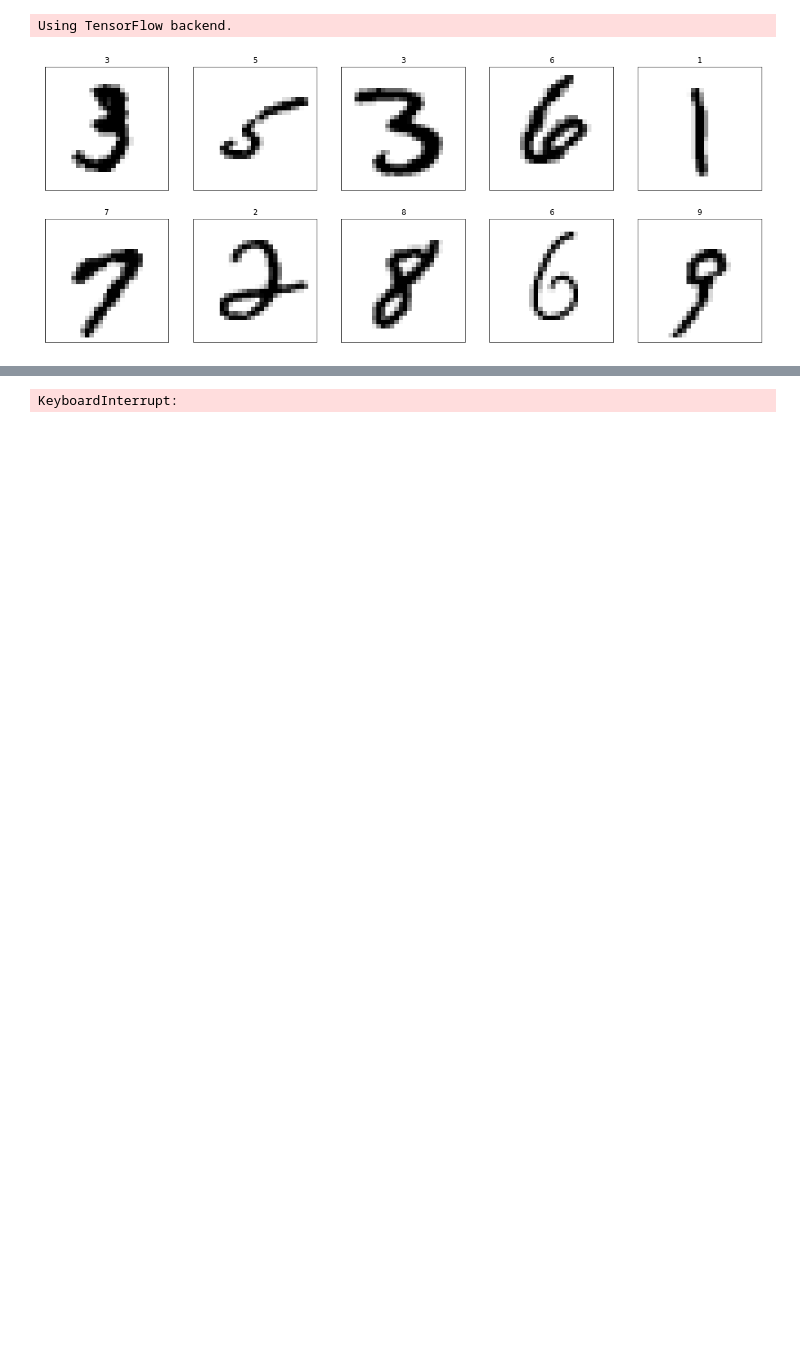
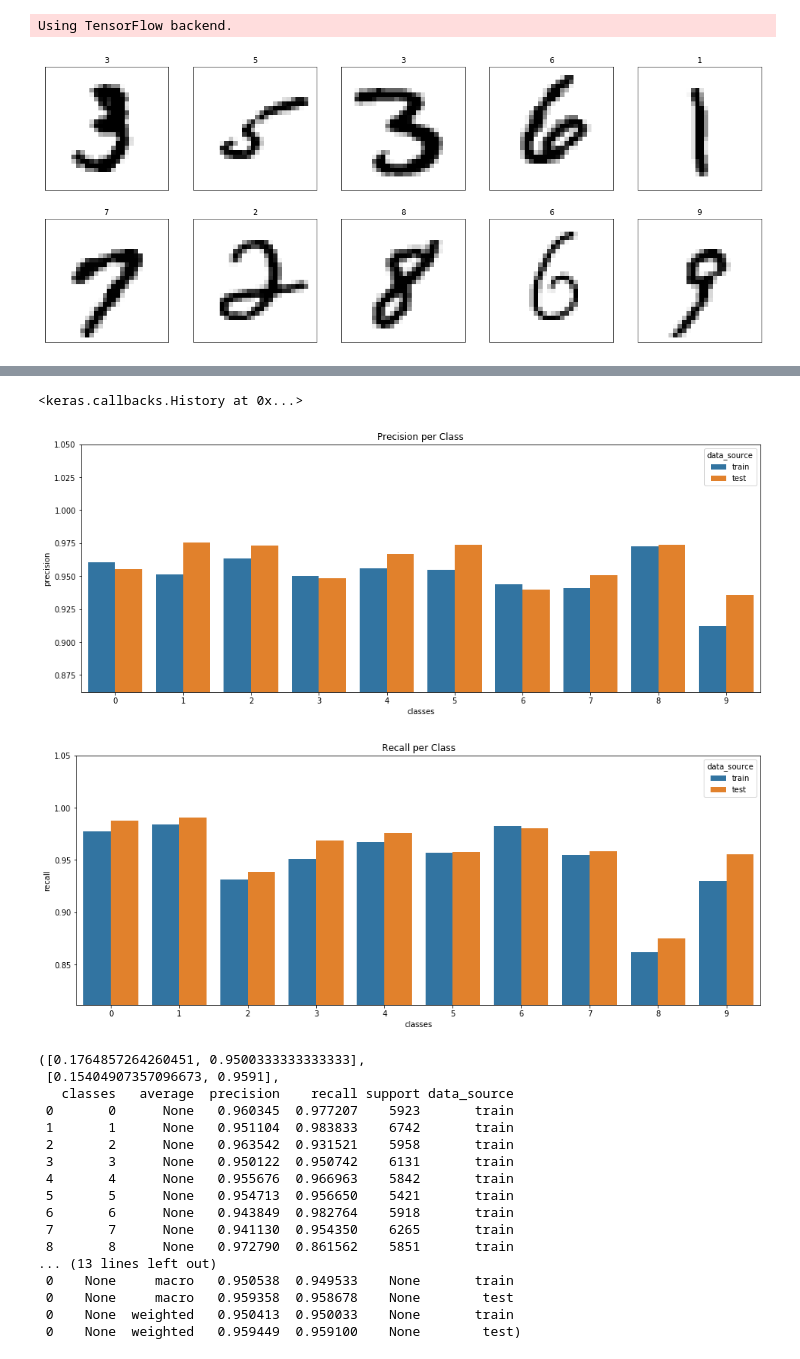
Before and after one commit to faizanahemad/eva, a Jupyter notebook: assignment-4/LibTest.ipynb, the cells around one changed output, grey strips where cells are left out. Saved outputs shown, nothing was run; the diff lists cells and outputs as text; code cells hidden in the pictures; blank space fills up the shorter version.

```diff
--- a/assignment-4/LibTest.ipynb
+++ b/assignment-4/LibTest.ipynb
@@ -69,7 +83,7 @@ model.compile(loss='categorical_crossentropy',
              optimizer="adam",
              metrics=['accuracy'])
 
-model.fit(X_train, Y_train, batch_size=2048, epochs=10, verbose=1)
+model.fit(X_train, Y_train, batch_size=2048, epochs=5, verbose=1)
 
 evaluate(model,X_train, Y_train,X_test, Y_test,classes=get_mnist_labels())
 # %% [output]
@@ -87 +110,20 @@ Epoch 1/10
-KeyboardInterrupt:
+<keras.callbacks.History at 0x...>
+[figure, added]
+[figure, added]
+([0.1764857264260451, 0.9500333333333333],
+ [0.15404907357096673, 0.9591],
+   classes   average  precision    recall support data_source
+ 0       0      None   0.960345  0.977207    5923       train
+ 1       1      None   0.951104  0.983833    6742       train
+ 2       2      None   0.963542  0.931521    5958       train
+ 3       3      None   0.950122  0.950742    6131       train
+ 4       4      None   0.955676  0.966963    5842       train
+ 5       5      None   0.954713  0.956650    5421       train
+ 6       6      None   0.943849  0.982764    5918       train
+ 7       7      None   0.941130  0.954350    6265       train
+ 8       8      None   0.972790  0.861562    5851       train
+... (13 lines left out)
+ 0    None     macro   0.950538  0.949533    None       train
+ 0    None     macro   0.959358  0.958678    None        test
+ 0    None  weighted   0.950413  0.950033    None       train
+ 0    None  weighted   0.959449  0.959100    None        test)
```
Also changed, not shown: parts of 4 cells of this notebook.
